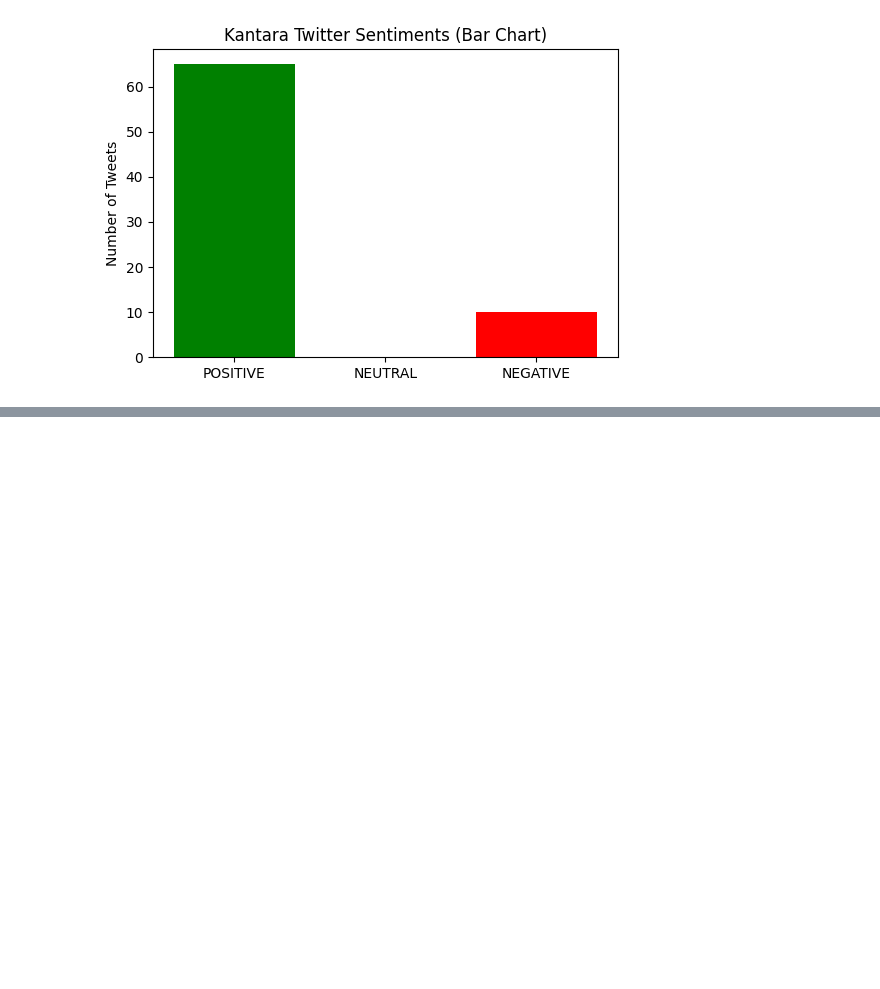
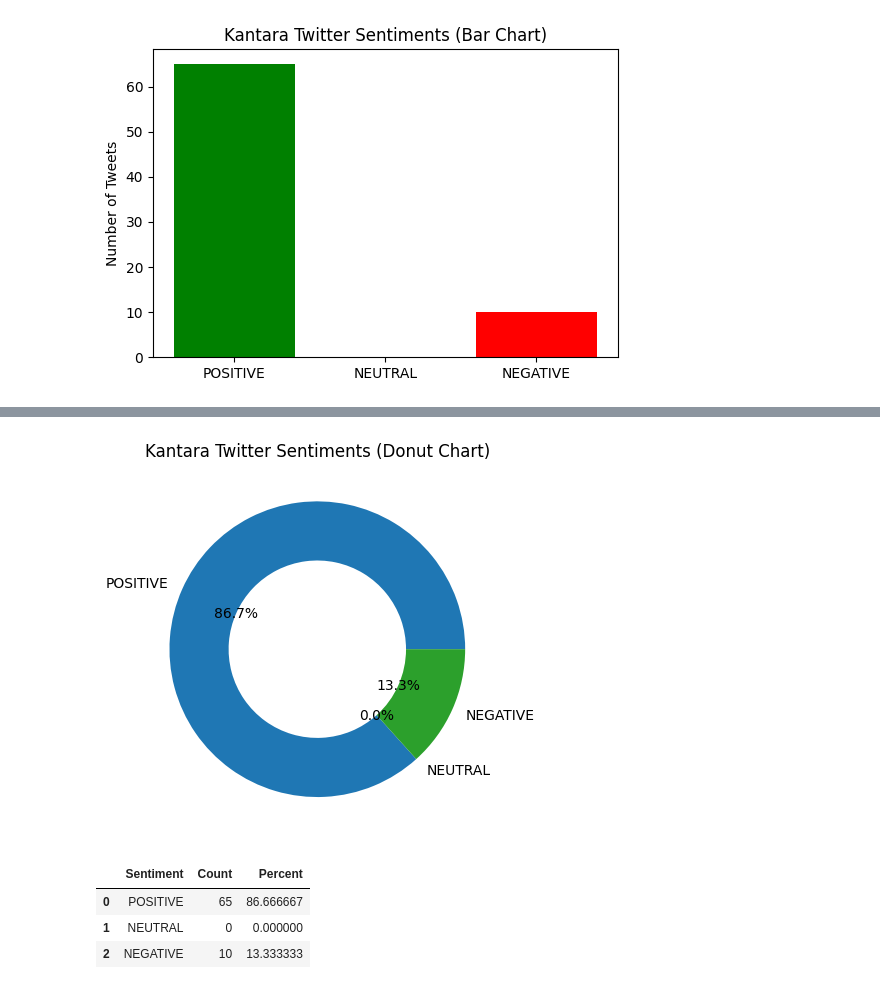
Before and after one commit to sridharkesavan/DataAnalysis, a Jupyter notebook: SentiAnalysisKantara.ipynb, the cells around one changed output, grey strips where cells are left out. Cells and saved outputs as stored; diff of their text form; code cells hidden in the pictures; blank space fills up the shorter version.

```diff
--- a/SentiAnalysisKantara.ipynb
+++ b/SentiAnalysisKantara.ipynb
@@ -182,0 +235,14 @@ plt.show()
+# %%
+plt.pie(scores, labels=labels, autopct='%1.1f%%', wedgeprops={'width':0.4})
+plt.title("Kantara Twitter Sentiments (Donut Chart)")
+plt.show()
+# %% [output]
+[figure, added]
+# %%
+import pandas as pd
+pd.DataFrame({'Sentiment': labels, 'Count': scores, 'Percent': [s/sum(scores)*100 for s in scores]})
+# %% [output]
+|  | Sentiment | Count | Percent |
+| 0 | POSITIVE | 65 | 86.666667 |
+| 1 | NEUTRAL | 0 | 0.000000 |
+| 2 | NEGATIVE | 10 | 13.333333 |
```
Also changed, not shown: parts of 5 cells of this notebook.
